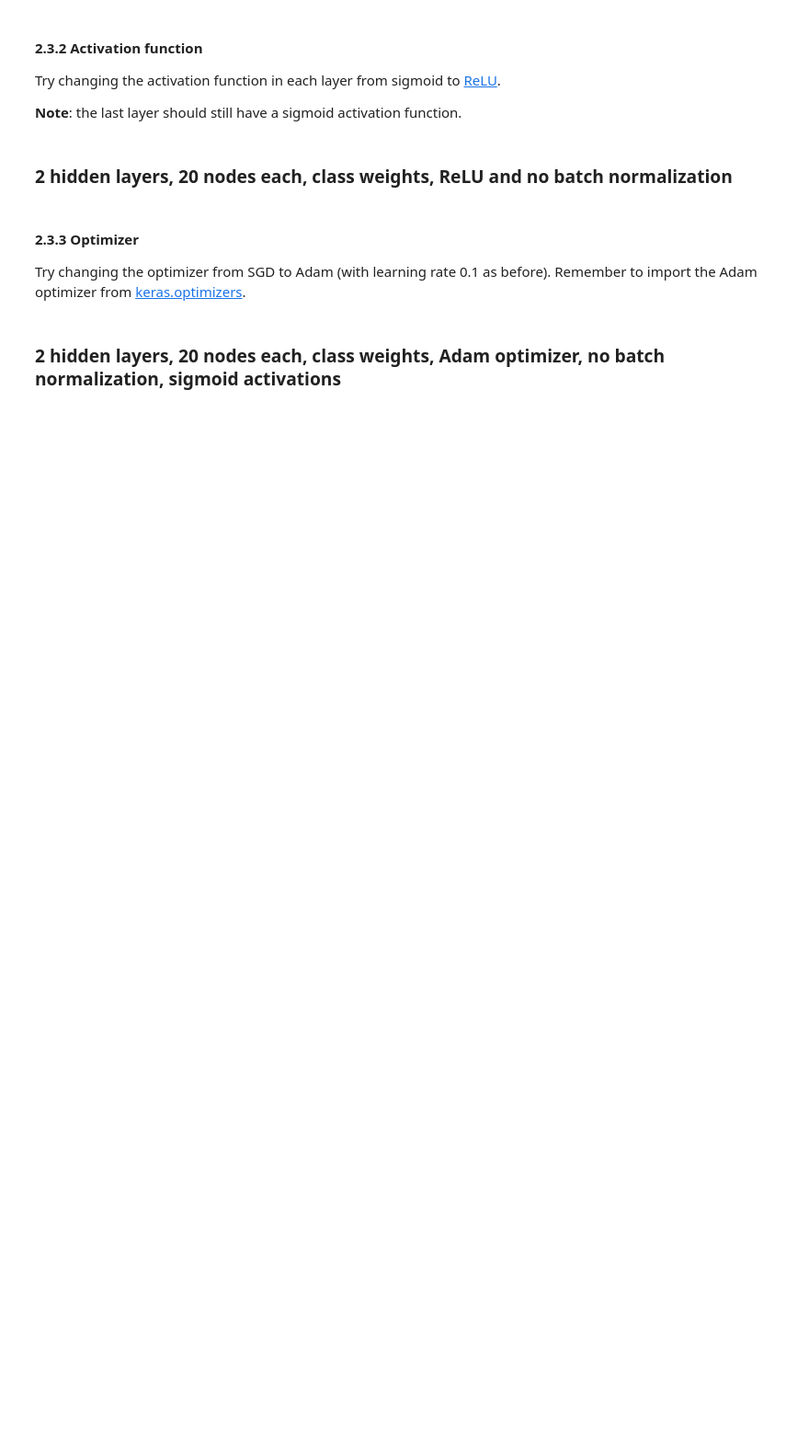
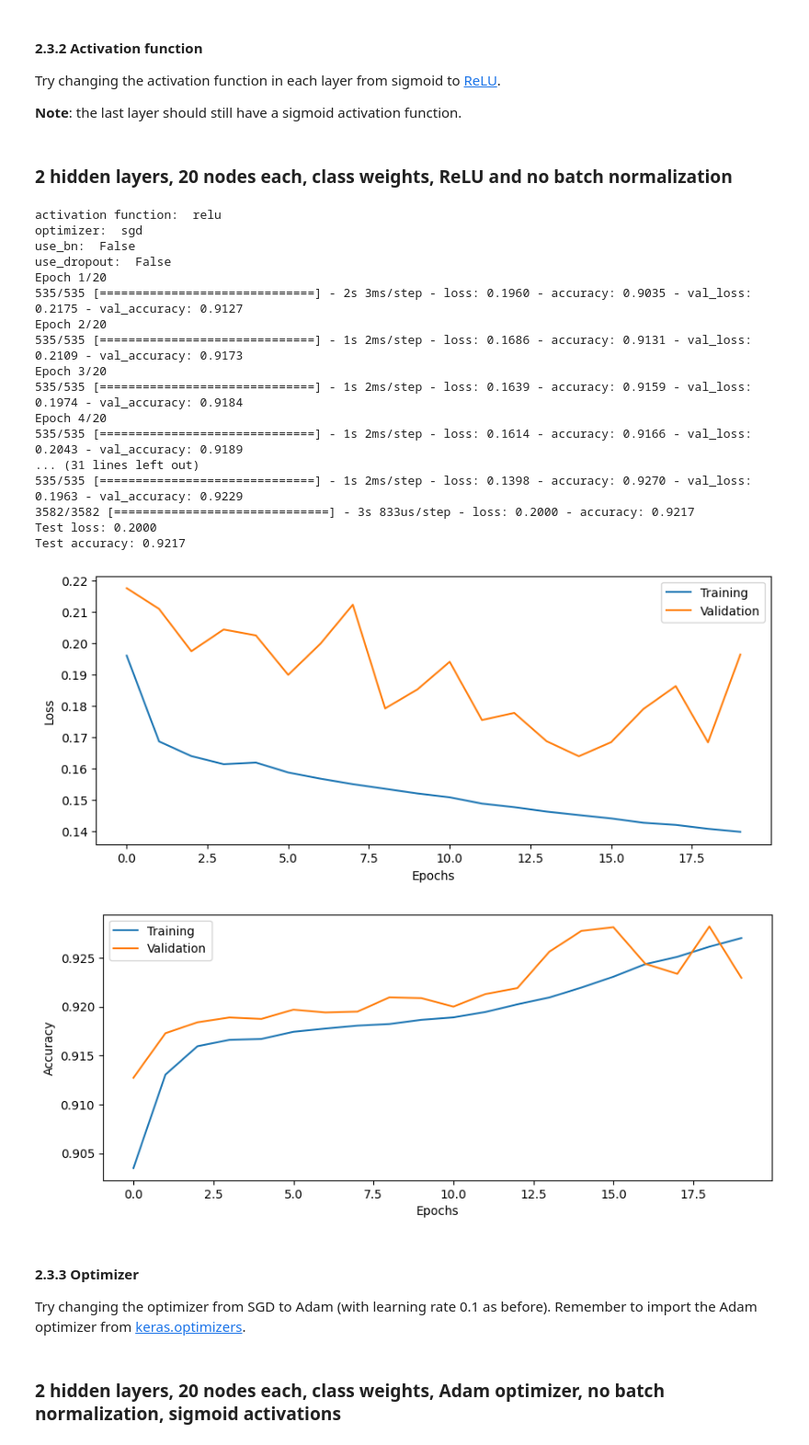
Before and after one commit to jakli758/dl_lab1, a Jupyter notebook: lab2/DNN_Lab.ipynb, the cells around one changed output. Shown at 92% size. Saved outputs shown, nothing was run; the diff lists cells and outputs as text; code cells hidden in the pictures; blank space fills up the shorter version.

```diff
--- a/lab2/DNN_Lab.ipynb
+++ b/lab2/DNN_Lab.ipynb
@@ -609,25 +661,63 @@ Try changing the activation function in each layer from sigmoid to [ReLU](https:
 # %% [markdown]
 ### 2 hidden layers, 20 nodes each, class weights, ReLU and no batch normalization
 # %%
+# Setup some training and hyper-parameters
+batch_size = 1000
+epochs = 20
+
 # --------------------------------------------
 # === Your code here =========================
 # --------------------------------------------
 
 # Build and train model
-model7 = ???
+model_config = {
+    'learning_rate': learning_rate,
+    'input_shape': input_shape,
+    'loss': loss,
+    'act_fun': 'relu',
+    'n_hidden_layers': 2,
+    'n_hidden_units': 20,
+    'use_bn': False,
+    'print_args': True
+}
+train_config = {
+    'batch_size': batch_size,
+    'epochs': epochs,
+    'class_weight': class_weights
+}
 
-history7 = ???
+history7 = train_DNN( model_config, (Xtrain, Ytrain, Xval, Yval), train_config)
 
 # Evaluate model on test data
-score = ???
+score = history7.model.evaluate(Xtest, Ytest)
 
 # ============================================
 
 print('Test loss: %.4f' % score[0])
 print('Test accuracy: %.4f' % score[1])
 
 # Plot the history from the training run
 plot_results(history7)
+# %% [output]
+activation function:  relu
+optimizer:  sgd
+use_bn:  False
+use_dropout:  False
+Epoch 1/20
+535/535 [==============================] - 2s 3ms/step - loss: 0.1960 - accuracy: 0.9035 - val_loss: 0.2175 - val_accuracy: 0.9127
+Epoch 2/20
+535/535 [==============================] - 1s 2ms/step - loss: 0.1686 - accuracy: 0.9131 - val_loss: 0.2109 - val_accuracy: 0.9173
+Epoch 3/20
+535/535 [==============================] - 1s 2ms/step - loss: 0.1639 - accuracy: 0.9159 - val_loss: 0.1974 - val_accuracy: 0.9184
+Epoch 4/20
+535/535 [==============================] - 1s 2ms/step - loss: 0.1614 - accuracy: 0.9166 - val_loss: 0.2043 - val_accuracy: 0.9189
+... (31 lines left out)
+535/535 [==============================] - 1s 2ms/step - loss: 0.1398 - accuracy: 0.9270 - val_loss: 0.1963 - val_accuracy: 0.9229
+3582/3582 [==============================] - 3s 833us/step - loss: 0.2000 - accuracy: 0.9217
+Test loss: 0.2000
+Test accuracy: 0.9217
+[figure, added]
+[figure, added]
 # %% [markdown]
 #### **2.3.3 Optimizer**
 
```
Also changed, not shown: parts of 35 cells of this notebook, 1 other file.
